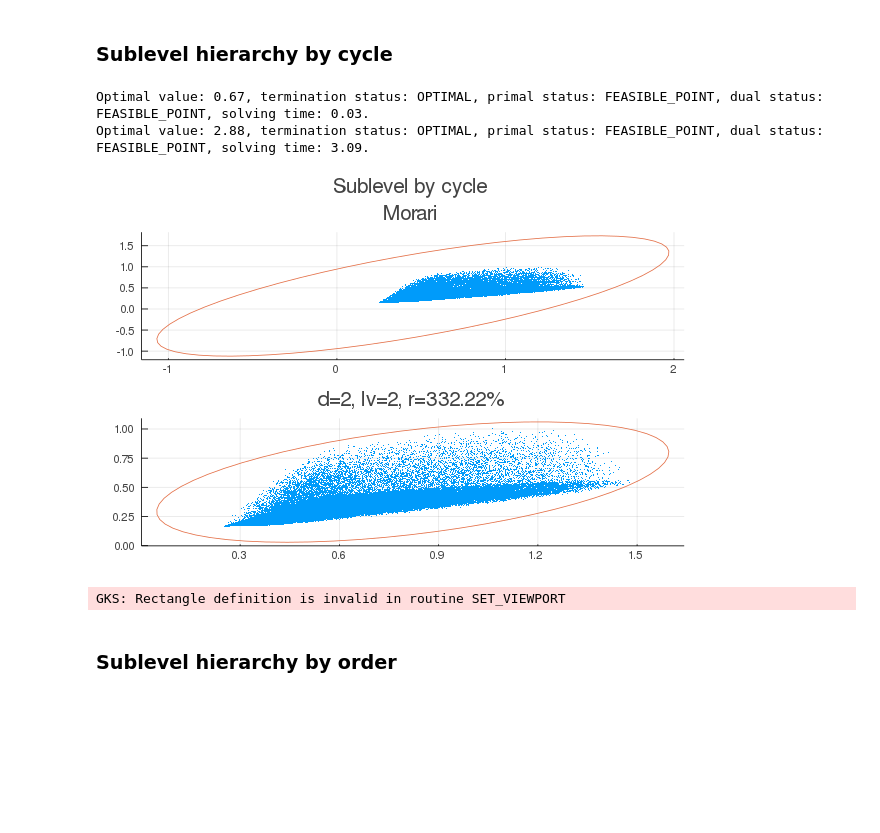
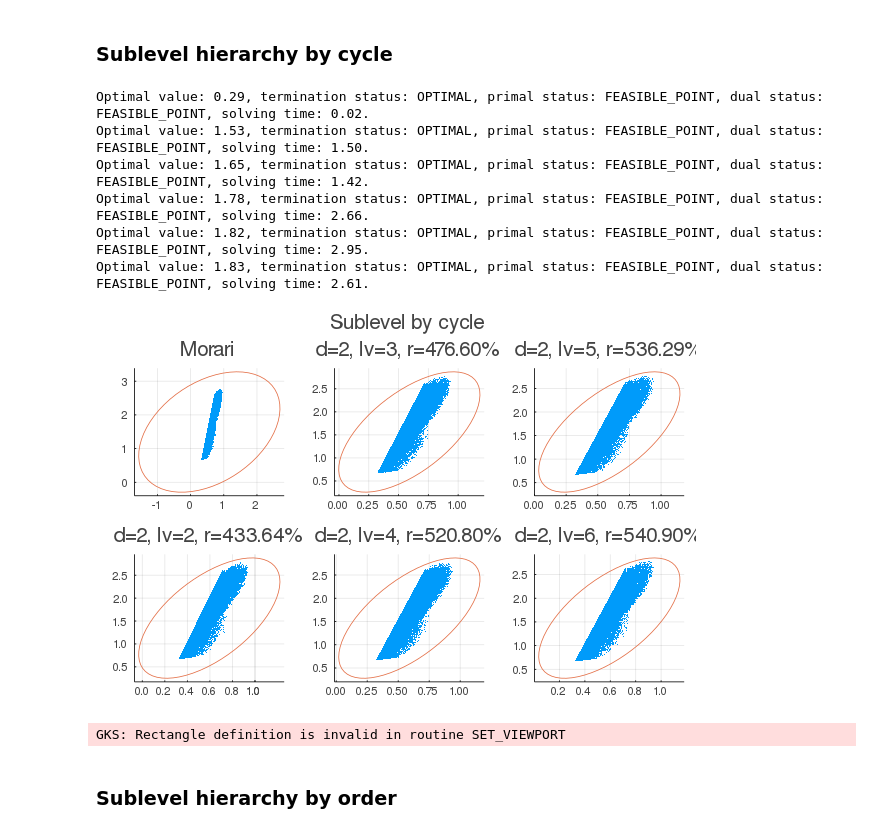
Before and after one commit to TongCHEN779/MultiMomOpt, a Jupyter notebook: ellipsoid/Ellipsoid.ipynb, the cells around one changed output. Saved outputs shown, nothing was run; the diff lists cells and outputs as text; code cells hidden in the pictures; blank space fills up the shorter version.

```diff
--- a/ellipsoid/Ellipsoid.ipynb
+++ b/ellipsoid/Ellipsoid.ipynb
@@ -1175,0 +1172,10 @@ GKS: Rectangle definition is invalid in routine SET_VIEWPORT
+# %%
+n = 20; Q02 = Matrix(-I(n)); b02 = zeros(n,1); c02 = 1;
+L2 = 1; P2 = Array{Any}(undef, L2); ξ2 = Array{Any}(undef, L2);
+for i = 1:L2-1
+    P2[i] = rand(n,n)*0.5; ξ2[i] = rand(n,1);
+    for j = 1:n
+        P2[i][j,j] = 1
+    end
+end
+P2[L2] = rand(2,n)*0.5; ξ2[L2] = rand(2,1); P2[L2][1,1] = 1; P2[L2][2,2] = 1;
@@ -1175,0 +1267,10 @@ GKS: Rectangle definition is invalid in routine SET_VIEWPORT
+# %%
+n = 40; Q02 = Matrix(-I(n)); b02 = zeros(n,1); c02 = 1;
+L2 = 1; P2 = Array{Any}(undef, L2); ξ2 = Array{Any}(undef, L2);
+for i = 1:L2-1
+    P2[i] = rand(n,n)*0.5; ξ2[i] = rand(n,1);
+    for j = 1:n
+        P2[i][j,j] = 1
+    end
+end
+P2[L2] = rand(2,n)*0.5; ξ2[L2] = rand(2,1); P2[L2][1,1] = 1; P2[L2][2,2] = 1;
@@ -1344,23 +1498,27 @@ P7[L7] = rand(2,n)*0.4; ξ7[L7] = rand(2,1); P7[L7][1,1] = 1; P7[L7][2,2] = 1;
 # %%
 # plot original graph and image under ReLU
 p11 = plot();
 # p21 = OuterApproximationPlotSampling(Q07, b07, c07, 1, P7, ξ7, "jean", L7);
 p21, m = OuterApproximationPlotSampling(Q07, b07, c07, 1, P7, ξ7, "Morari", L7);
 p31 = plot();
 p12 = OuterApproximationPlotSampling(Q07, b07, c07, 2, P7, ξ7, "sublevel", L7, lv=2, morari=m, meth="cycle_v");
 # p22 = OuterApproximationPlotSampling(Q07, b07, c07, 2, P7, ξ7, "jean", L7);
-# p22 = OuterApproximationPlotSampling(Q07, b07, c07, 2, P7, ξ7, "sublevel", L7, lv=3, morari=m, meth="cycle");
-# p32 = OuterApproximationPlotSampling(Q07, b07, c07, 2, P7, ξ7, "sublevel", L7, lv=4, morari=m, meth="cycle");
-# p13 = OuterApproximationPlotSampling(Q07, b07, c07, 2, P7, ξ7, "sublevel", L7, lv=5, morari=m, meth="cycle");
-# p23 = OuterApproximationPlotSampling(Q07, b07, c07, 2, P7, ξ7, "sublevel", L7, lv=6, morari=m, meth="cycle");
-# p33 = OuterApproximationPlotSampling(Q07, b07, c07, 2, P7, ξ7, "sublevel", L7, lv=7, morari=m, meth="cycle");
+p22 = OuterApproximationPlotSampling(Q07, b07, c07, 2, P7, ξ7, "sublevel", L7, lv=3, morari=m, meth="cycle_v");
+p32 = OuterApproximationPlotSampling(Q07, b07, c07, 2, P7, ξ7, "sublevel", L7, lv=4, morari=m, meth="cycle_v");
+p13 = OuterApproximationPlotSampling(Q07, b07, c07, 2, P7, ξ7, "sublevel", L7, lv=5, morari=m, meth="cycle_v");
+p23 = OuterApproximationPlotSampling(Q07, b07, c07, 2, P7, ξ7, "sublevel", L7, lv=6, morari=m, meth="cycle_v");
+# p33 = OuterApproximationPlotSampling(Q07, b07, c07, 2, P7, ξ7, "sublevel", L7, lv=7, morari=m, meth="cycle_v");
 
 title = plot(title="Sublevel by cycle", grid = false, showaxis = false, bottom_margin = -30Plots.px)
-plot(title, p21, p12, layout = @layout([A{0.01h}; grid(2,1)]), fmt = :png)
+plot(title, p21, p22, p13, p12, p32, p23, layout = @layout([A{0.01h}; grid(2,3)]), fmt = :png)
 # %% [output]
-Optimal value: 0.67, termination status: OPTIMAL, primal status: FEASIBLE_POINT, dual status: FEASIBLE_POINT, solving time: 0.03.
-Optimal value: 2.88, termination status: OPTIMAL, primal status: FEASIBLE_POINT, dual status: FEASIBLE_POINT, solving time: 3.09.
+Optimal value: 0.29, termination status: OPTIMAL, primal status: FEASIBLE_POINT, dual status: FEASIBLE_POINT, solving time: 0.02.
+Optimal value: 1.53, termination status: OPTIMAL, primal status: FEASIBLE_POINT, dual status: FEASIBLE_POINT, solving time: 1.50.
+Optimal value: 1.65, termination status: OPTIMAL, primal status: FEASIBLE_POINT, dual status: FEASIBLE_POINT, solving time: 1.42.
+Optimal value: 1.78, termination status: OPTIMAL, primal status: FEASIBLE_POINT, dual status: FEASIBLE_POINT, solving time: 2.66.
+Optimal value: 1.82, termination status: OPTIMAL, primal status: FEASIBLE_POINT, dual status: FEASIBLE_POINT, solving time: 2.95.
+Optimal value: 1.83, termination status: OPTIMAL, primal status: FEASIBLE_POINT, dual status: FEASIBLE_POINT, solving time: 2.61.
-[figure, old version]
+[figure, new version]
 GKS: Rectangle definition is invalid in routine SET_VIEWPORT
 # %% [markdown]
 ### Sublevel hierarchy by order
```
Also changed, not shown: parts of 32 cells of this notebook, 2 other files.
